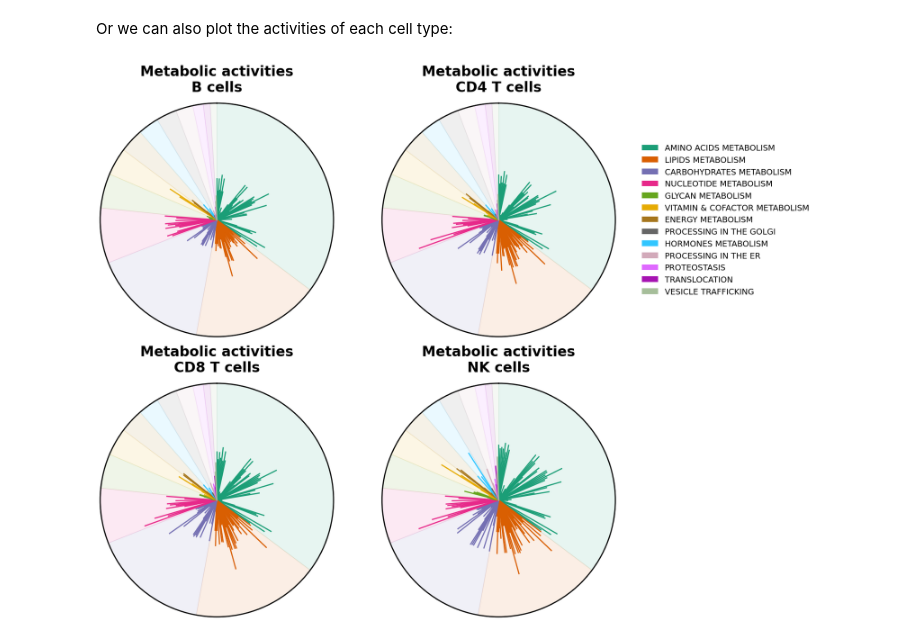
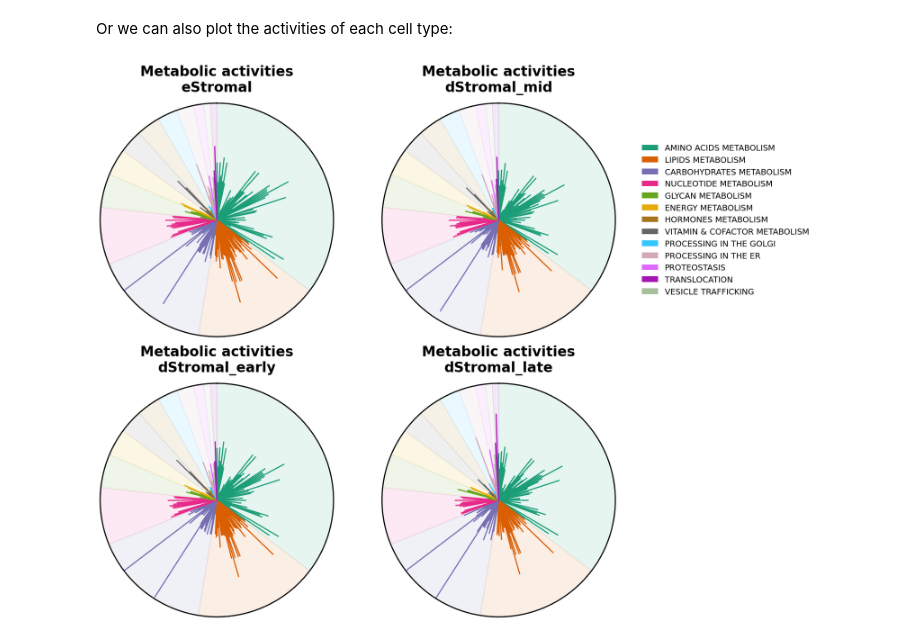
Before and after one commit to earmingol/scCellFie, a Jupyter notebook: docs/source/notebooks/visualizer.ipynb, the cells around one changed output. Drawn from its saved outputs; the diff is of its cells as text; code cells hidden in the pictures.

```diff
--- a/docs/source/notebooks/visualizer.ipynb
+++ b/docs/source/notebooks/visualizer.ipynb
@@ -39,3 +68,0 @@ adata = sc.datasets.pbmc3k()
-# %%
-adata = adata[adata_ref.obs_names]
-adata.obs = adata_ref.obs.copy()
@@ -57,7 +82,6 @@ results = sccellfie.run_sccellfie_pipeline(adata,
                                            process_by_group=False,
                                            groupby=None,
                                            neighbors_key='neighbors',
-                                           n_neighbors=10,
                                            batch_key=None,  # Specify batch_key or leave as None
                                            threshold_key='sccellfie_threshold',
                                            smooth_cells=True,
@@ -126,5 +147,5 @@ We want metabolic scores at a cell type level. Here, the column summarizing thes
 # %%
-cell_group = 'louvain'
+cell_group = 'celltype'
 # %%
 report = sccellfie.reports.generate_report_from_adata(results['adata'].metabolic_tasks, cell_group, feature_name='metabolic_task')
 # %%
@@ -179,5 +218,5 @@ melted.to_csv('./PBMC-Summary/Melted-ScaledCELLxGENE.csv', index=False)
 # %% [markdown]
 These outputs can be further used to visualize metabolic task activities with a radial plot. In this case, all cell types within the tissue are included. The maximum activity per task, across all cell types, is shown.
 # %%
-fig, ax = sccellfie.plotting.create_radial_plot(melted, results['task_info'], figsize=(6,6), sort_by_value=False, ylim=1., save='./PBMC-Summary/AllCelltypes.pdf')
+fig, ax = sccellfie.plotting.create_radial_plot(melted, results['task_info'], figsize=(6,6), sort_by_value=False, ylim=1.0)
 # %% [output]
@@ -187,21 +226,18 @@ Or we can also plot the activities of each cell type:
 # %%
 # Create figure with subplots
 fig = plt.figure(figsize=(16, 16))
 ax1 = fig.add_subplot(221, projection='polar')
 ax2 = fig.add_subplot(222, projection='polar')
 ax3 = fig.add_subplot(223, projection='polar')
 ax4 = fig.add_subplot(224, projection='polar')
 
-for i, (cell, ax) in enumerate(zip(['B cells', 'CD4 T cells', 'CD8 T cells', 'NK cells'], [ax1, ax2, ax3, ax4])):
+for i, (cell, ax) in enumerate(zip(['eStromal', 'dStromal_mid', 'dStromal_early', 'dStromal_late'], [ax1, ax2, ax3, ax4])):
     sccellfie.plotting.create_radial_plot(melted,
                                           results['task_info'],
                                           cell_type=cell,
                                           ax=ax,
                                           show_legend=i == 1,
                                           ylim=1.0
                                           )
-plt.savefig(f'./PBMC-Summary/radial_Celltype-Panels.pdf',
-            dpi=300,
-            bbox_inches='tight')
 # %% [output]
-[figure, old version]
+[figure, new version]
```
Also changed, not shown: parts of 35 cells of this notebook, 4 other files.
